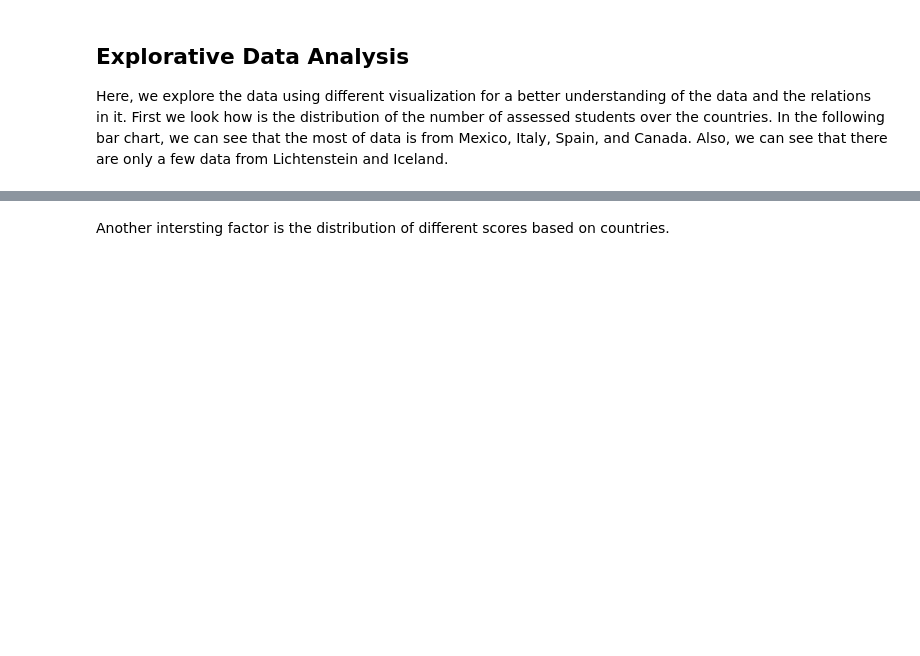
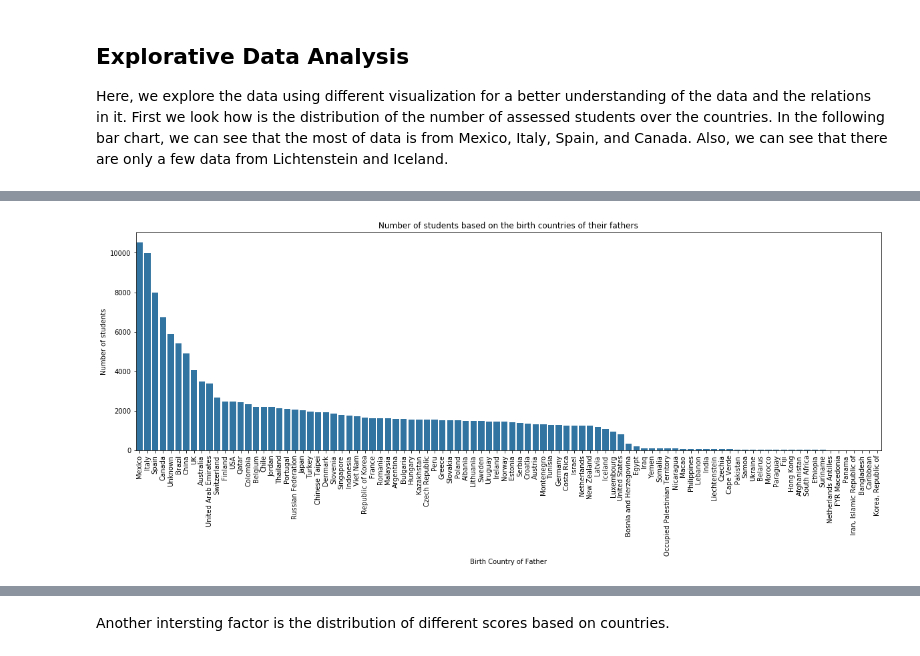
Before and after one commit to rostam/pisa-data-set-analysis, a Jupyter notebook: PisaDataSetAnalysis.ipynb, the cells around one changed output, grey strips where cells are left out. Cells and saved outputs as stored; diff of their text form; code cells hidden in the pictures; blank space fills up the shorter version.

```diff
--- a/PisaDataSetAnalysis.ipynb
+++ b/PisaDataSetAnalysis.ipynb
@@ -88,0 +84,9 @@ Now, we can look at the distribution of the scores of Math, Science, and Reading
+# %%
+plt.figure(figsize = [20, 6])
+base_color = sb.color_palette()[0]
+sb.countplot(data = df, x = 'Birth Country of Father', color = base_color, order=df['Birth Country of Father'].value_counts().index)
+plt.title('Number of students based on the birth countries of their fathers')
+plt.xticks(rotation='vertical');
+plt.ylabel('Number of students');
+# %% [output]
+[figure, added]
```
Also changed, not shown: parts of 24 cells of this notebook, 1 other file.
